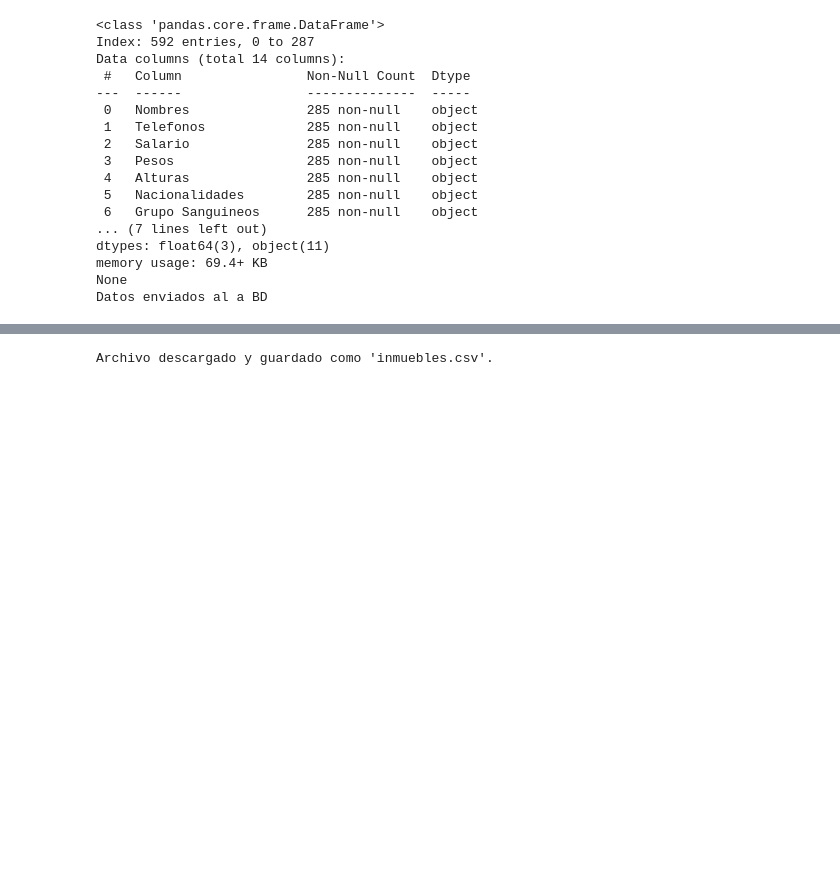
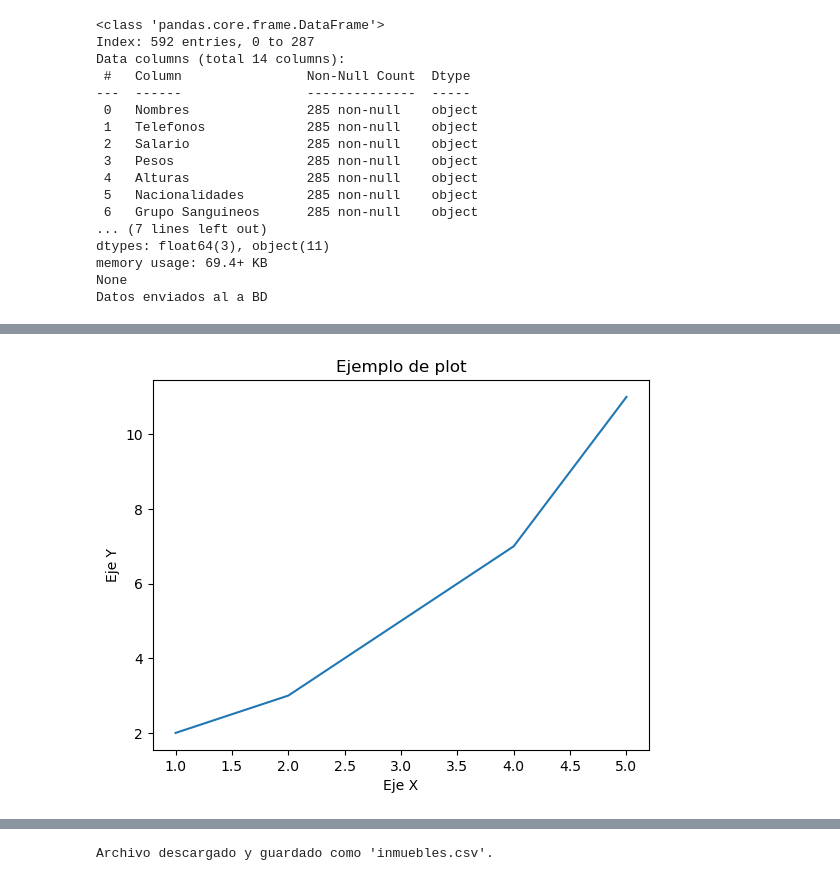
Before and after one commit to Epyon99/NHPYDATA, a Jupyter notebook: Clases/Modulo3-Limpieza.ipynb, the cells around one changed output, grey strips where cells are left out. Saved outputs shown, nothing was run; the diff lists cells and outputs as text; code cells hidden in the pictures; blank space fills up the shorter version.

Commit message:
Fin modulo 3 data y graficos

```diff
--- a/Clases/Modulo3-Limpieza.ipynb
+++ b/Clases/Modulo3-Limpieza.ipynb
@@ -109,0 +114,15 @@ Datos enviados al a BD
+# %%
+import matplotlib.pyplot as plt
+
+# Datos de ejemplos
+x = [1,2,3,4,5]
+y = [2,3,5,7,11]
+
+# Crear el grafico
+plt.plot(x,y)
+plt.title("Ejemplo de plot")
+plt.xlabel("Eje X")
+plt.ylabel("Eje Y")
+plt.show()
+# %% [output]
+[figure, added]
```
Also changed, not shown: parts of 9 cells of this notebook, 1 other file.
